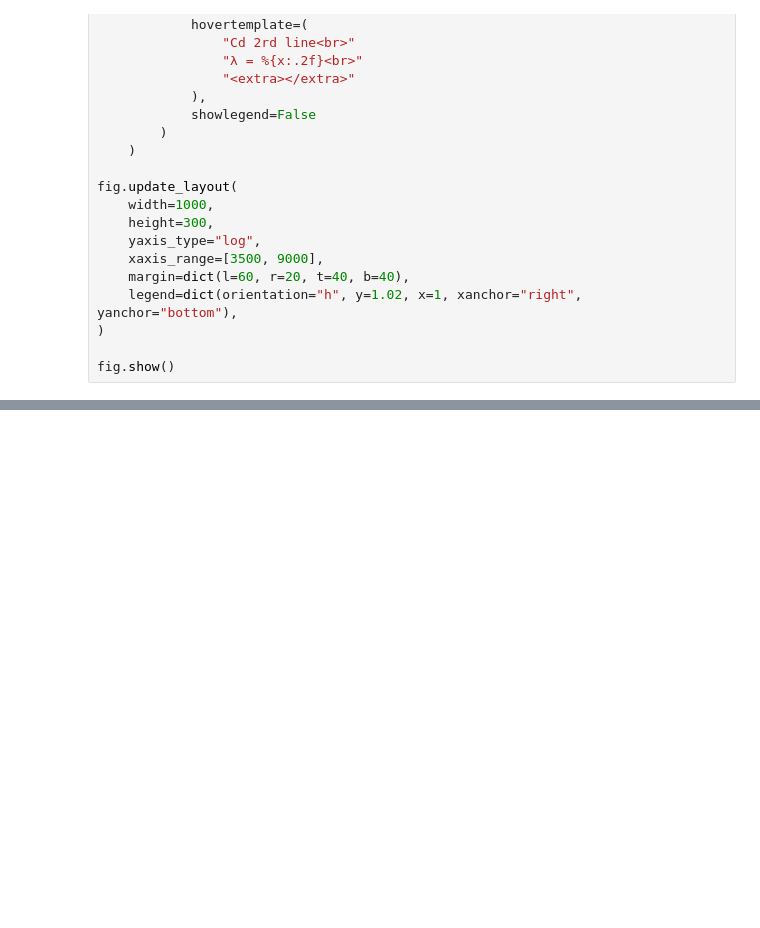
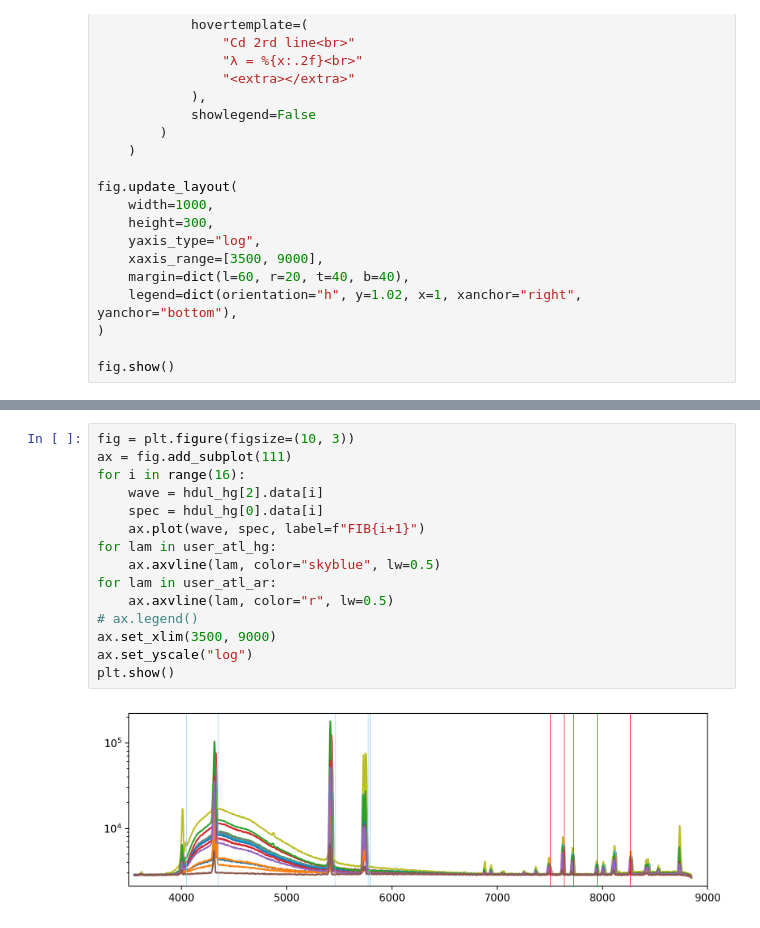
Before and after one commit to hbahk/kspecdr, a Jupyter notebook: notebooks/test_arc_20251224.ipynb, the cells around one changed output, grey strips where cells are left out. Cells and saved outputs as stored; diff of their text form; blank space fills up the shorter version.

```diff
--- a/notebooks/test_arc_20251224.ipynb
+++ b/notebooks/test_arc_20251224.ipynb
@@ -1816,3 +1929,20 @@ plt.show()
+# %%
+fig = plt.figure(figsize=(10, 3))
+ax = fig.add_subplot(111)
+for i in range(16):
+    wave = hdul_hg[2].data[i]
+    spec = hdul_hg[0].data[i]
+    ax.plot(wave, spec, label=f"FIB{i+1}")
+for lam in user_atl_hg:
+    ax.axvline(lam, color="skyblue", lw=0.5)
+for lam in user_atl_ar:
+    ax.axvline(lam, color="r", lw=0.5)
+# ax.legend()
+ax.set_xlim(3500, 9000)
+ax.set_yscale("log")
+plt.show()
+# %% [output]
+[figure, added]
 # %%
 from kspecdr.extract.reduce_arc import reduce_arc
 
```
Also changed, not shown: parts of 21 cells of this notebook.
